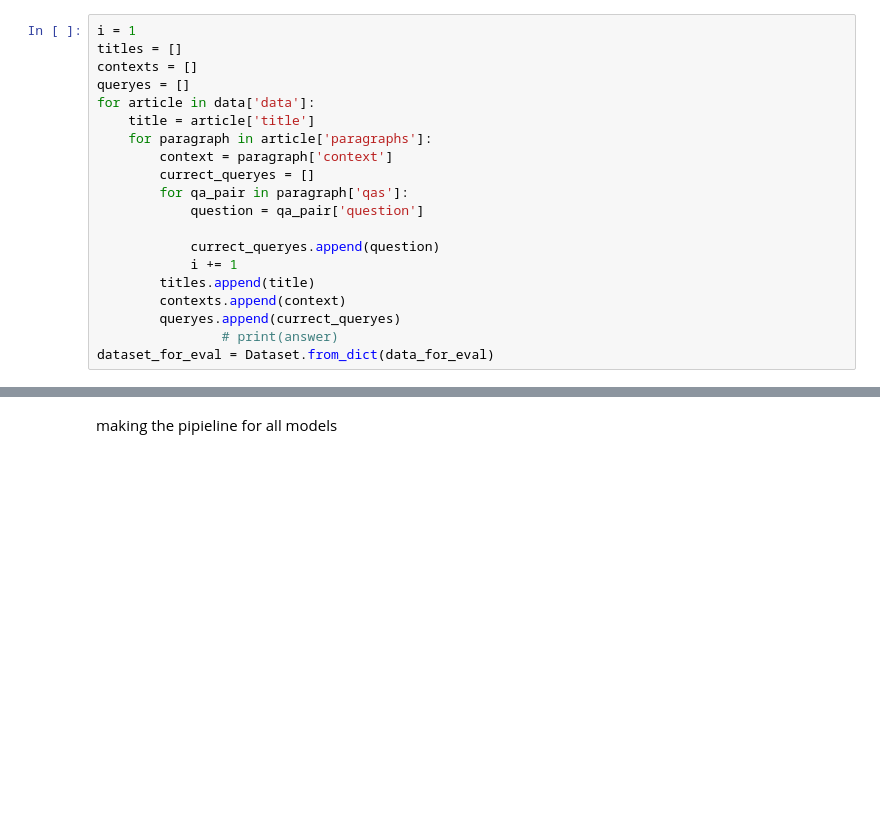
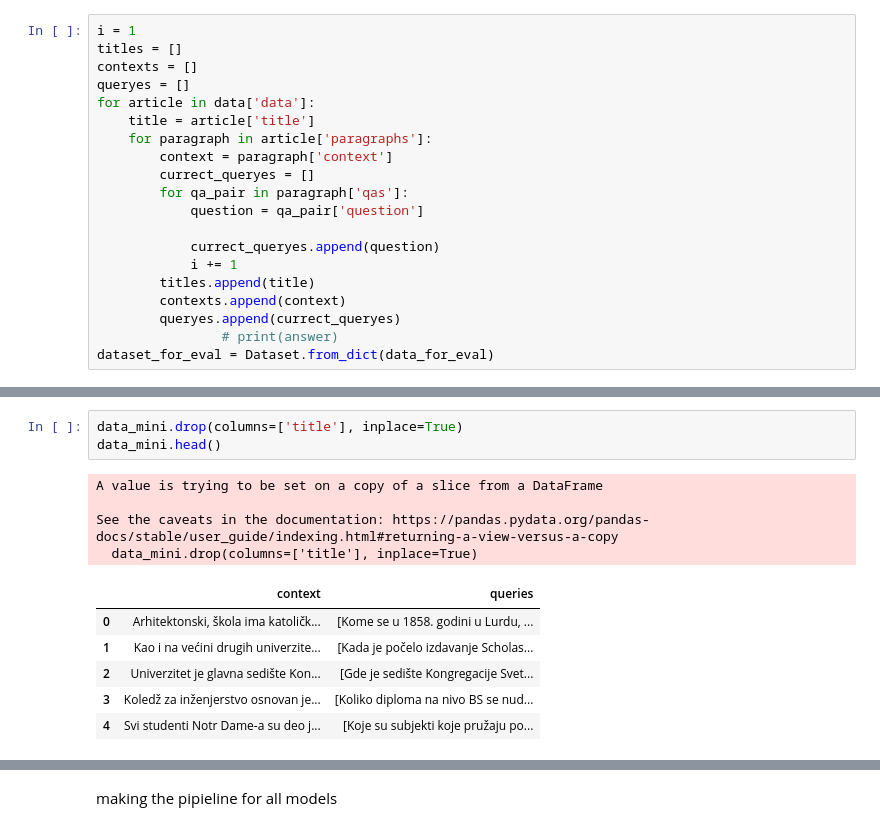
Before and after one commit to smartcat-labs/SRBedding, a Jupyter notebook: evaluation-pipetine-test/evaluation-pipeline.ipynb, the cells around one changed output, grey strips where cells are left out. Cells and saved outputs as stored; diff of their text form; blank space fills up the shorter version.

```diff
--- a/evaluation-pipetine-test/evaluation-pipeline.ipynb
+++ b/evaluation-pipetine-test/evaluation-pipeline.ipynb
@@ -133,0 +143,14 @@ memory usage: 443.0+ KB
+# %%
+data_mini.drop(columns=['title'], inplace=True)
+data_mini.head()
+# %% [output]
+A value is trying to be set on a copy of a slice from a DataFrame
+
+See the caveats in the documentation: https://pandas.pydata.org/pandas-docs/stable/user_guide/indexing.html#returning-a-view-versus-a-copy
+  data_mini.drop(columns=['title'], inplace=True)
+|  | context | queries |
+| 0 | Arhitektonski, škola ima katoličk... | [Kome se u 1858. godini u Lurdu, ... |
+| 1 | Kao i na većini drugih univerzite... | [Kada je počelo izdavanje Scholas... |
+| 2 | Univerzitet je glavna sedište Kon... | [Gde je sedište Kongregacije Svet... |
+| 3 | Koledž za inženjerstvo osnovan je... | [Koliko diploma na nivo BS se nud... |
+| 4 | Svi studenti Notr Dame-a su deo j... | [Koje su subjekti koje pružaju po... |
```
Also changed, not shown: parts of 19 cells of this notebook, 3 other files.
